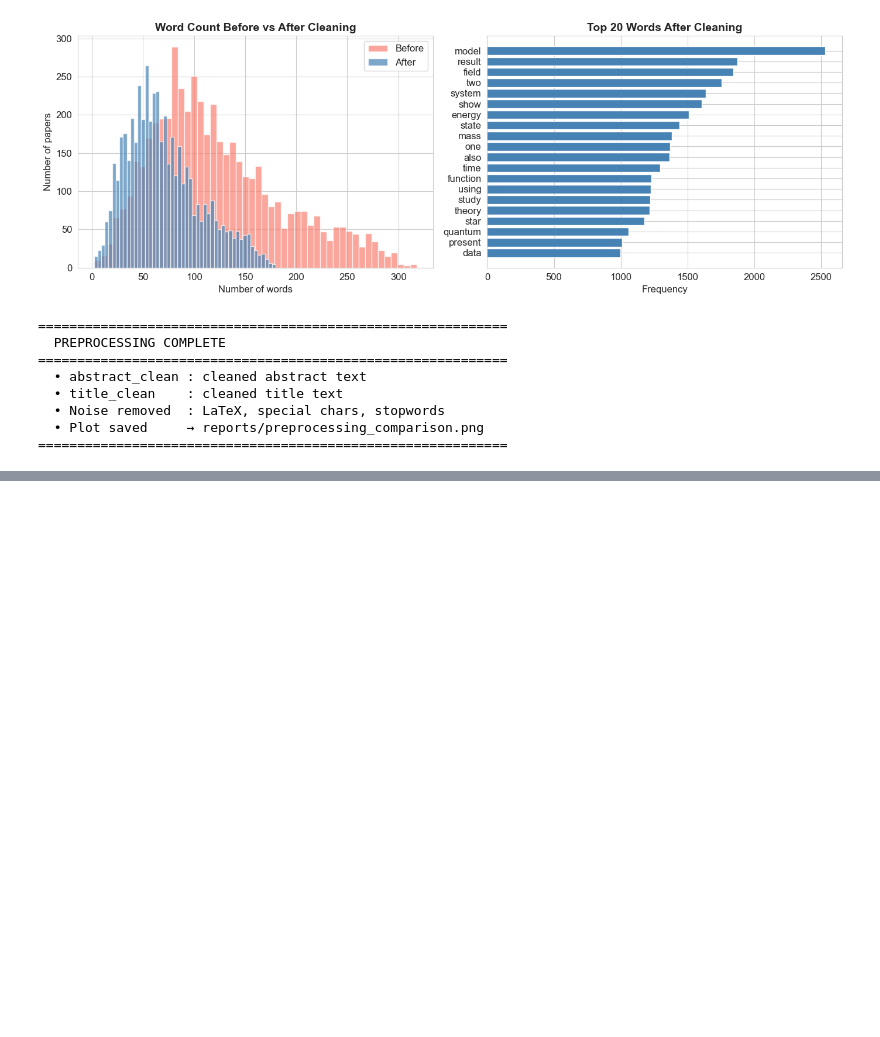
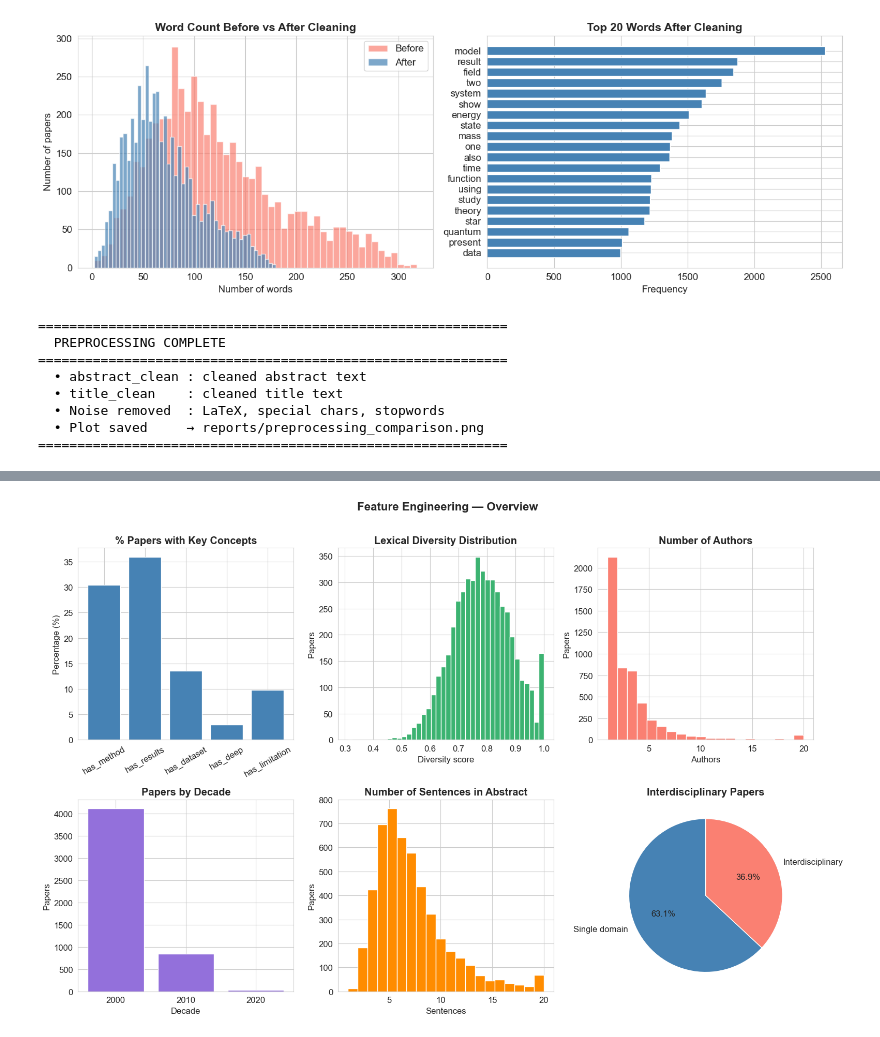
Before and after one commit to benameur21/SmartDoc-AI, a Jupyter notebook: smartdoc.ipynb, the cells around one changed output, grey strips where cells are left out. Drawn from its saved outputs; the diff is of its cells as text; code cells hidden in the pictures; blank space fills up the shorter version.

Commit message:
feat: implement feature engineering for abstract analysis

```diff
--- a/smartdoc.ipynb
+++ b/smartdoc.ipynb
@@ -578,0 +629,15 @@ print("=" * 60)
+# %%
+df['nb_categories']  = df['categories'].apply(
+    lambda x: len(x.split()) if x else 0)
+
+df['is_interdisciplinary'] = (df['nb_categories'] > 1).astype(int)
+
+df['decade'] = (df['year'] // 10 * 10).fillna(0).astype(int)
+
+df['is_recent'] = (df['year'] >= 2015).astype(int)
+
+df['title_length'] = df['title'].apply(
+    lambda x: len(x.split()) if x else 0)
+
+print(f"Created : nb_categories, is_interdisciplinary,")
+print(f"decade, is_recent, title_length")
@@ -578,0 +677,70 @@ print("=" * 60)
+# %%
+fig, axes = plt.subplots(2, 3, figsize=(16, 10))
+
+# 1 — Boolean features distribution
+bool_features = ['has_method','has_results','has_dataset',
+                 'has_deep','has_limitation']
+bool_means = df[bool_features].mean() * 100
+axes[0,0].bar(bool_features, bool_means, color='steelblue', edgecolor='white')
+axes[0,0].set_title('% Papers with Key Concepts', fontweight='bold')
+axes[0,0].set_ylabel('Percentage (%)')
+axes[0,0].tick_params(axis='x', rotation=30)
+
+# 2 — Lexical diversity
+axes[0,1].hist(df['lexical_diversity'], bins=40,
+               color='mediumseagreen', edgecolor='white')
+axes[0,1].set_title('Lexical Diversity Distribution', fontweight='bold')
+axes[0,1].set_xlabel('Diversity score')
+axes[0,1].set_ylabel('Papers')
+
+# 3 — Nb authors
+axes[0,2].hist(df['nb_authors'].clip(0, 20), bins=20,
+               color='salmon', edgecolor='white')
+axes[0,2].set_title('Number of Authors', fontweight='bold')
+axes[0,2].set_xlabel('Authors')
+axes[0,2].set_ylabel('Papers')
+
+# 4 — Decade distribution
+decade_counts = df['decade'].value_counts().sort_index()
+axes[1,0].bar(decade_counts.index.astype(str),
+              decade_counts.values, color='mediumpurple',
+              edgecolor='white')
+axes[1,0].set_title('Papers by Decade', fontweight='bold')
+axes[1,0].set_xlabel('Decade')
+axes[1,0].set_ylabel('Papers')
+
+# 5 — Nb sentences
+axes[1,1].hist(df['nb_sentences'].clip(0, 20), bins=20,
+               color='darkorange', edgecolor='white')
+axes[1,1].set_title('Number of Sentences in Abstract', fontweight='bold')
+axes[1,1].set_xlabel('Sentences')
+axes[1,1].set_ylabel('Papers')
+
+# 6 — Interdisciplinary
+inter_counts = df['is_interdisciplinary'].value_counts()
+axes[1,2].pie(inter_counts.values,
+              labels=['Single domain','Interdisciplinary'],
+              autopct='%1.1f%%',
+              colors=['steelblue','salmon'],
+              startangle=90)
+axes[1,2].set_title('Interdisciplinary Papers', fontweight='bold')
+
+plt.suptitle('Feature Engineering — Overview',
+             fontsize=16, fontweight='bold', y=1.01)
+plt.tight_layout()
+plt.savefig('reports/feature_engineering.png',
+            dpi=150, bbox_inches='tight')
+plt.show()
+
+print("=" * 60)
+print(f"  • Total new features created : {len(feature_cols)}")
+print(f"  • Text features    : nb_sentences, avg_word_length,")
+print(f"                       lexical_diversity, nb_unique_words")
+print(f"  • Content features : has_method, has_results,")
+print(f"                       has_dataset, has_deep, has_limitation")
+print(f"  • Meta features    : nb_categories, decade,")
+print(f"                       is_recent, title_length")
+print(f"  • Plot saved → reports/feature_engineering.png")
+print("=" * 60)
+# %% [output]
+[figure, added]
```
Also changed, not shown: parts of 13 cells of this notebook, 2 other files.
